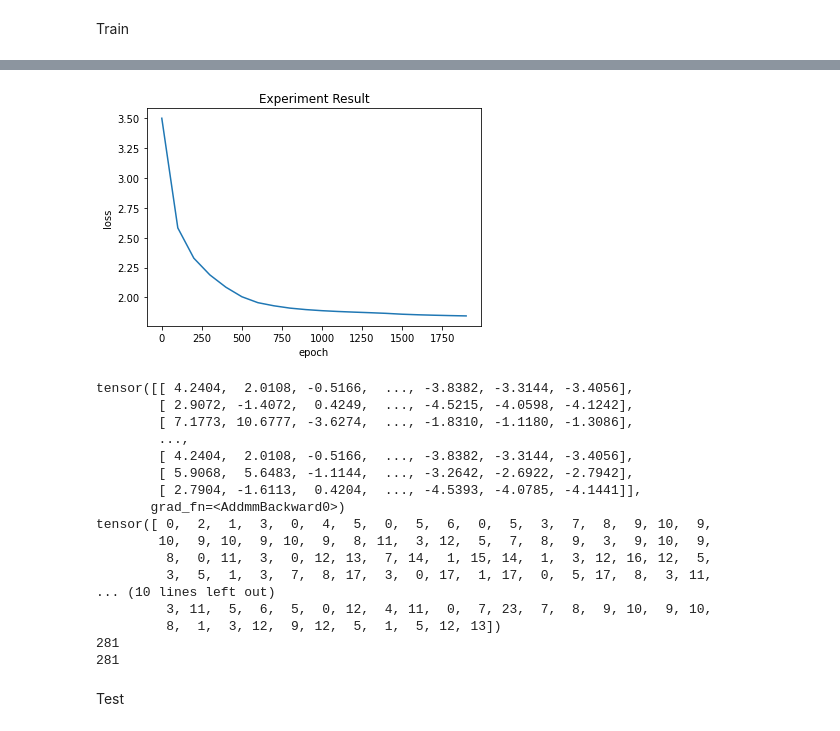
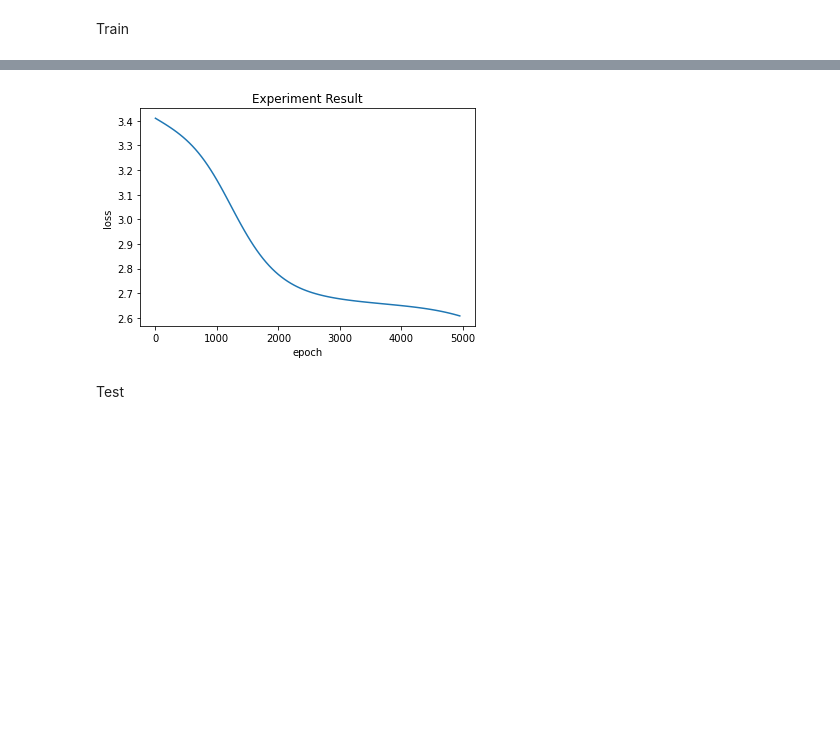
Before and after one commit to hojunroks/ETRI2022, a Jupyter notebook: LSTM.ipynb, the cells around one changed output, grey strips where cells are left out. Saved outputs shown, nothing was run; the diff lists cells and outputs as text; code cells hidden in the pictures; blank space fills up the shorter version.

```diff
--- a/LSTM.ipynb
+++ b/LSTM.ipynb
@@ -98,7 +105,6 @@ testX = torch.unsqueeze(testX,1)
 Model
 # %%
 class LSTM(nn.Module):
-
     def __init__(self, num_classes, input_size, hidden_size, num_layers):
         super(LSTM, self).__init__()
 
@@ -109,7 +115,7 @@ class LSTM(nn.Module):
         #self.seq_length = seq_length
 
         self.lstm = nn.LSTM(input_size=input_size, hidden_size=hidden_size,
-                            num_layers=num_layers, batch_first=True)
+                            num_layers=num_layers, batch_first=True, dropout=0.2)
 
         self.fc = nn.Linear(hidden_size, num_classes)
 
@@ -121,9 +127,9 @@ class LSTM(nn.Module):
             self.num_layers, x.size(0), self.hidden_size))
 
         # Propagate input through LSTM
-
         ula, (h_out, _) = self.lstm(x, (h_0, c_0))
-        h_out = h_out.view(-1, self.hidden_size)
-        out = self.fc(h_out)
+#         h_out = h_out.view(-1, self.hidden_size)
+        ula = ula.view(-1, self.hidden_size)
+        out = self.fc(ula)
 
         return out
@@ -130,45 +177,44 @@ class LSTM(nn.Module):
 # %% [markdown]
 Train
 # %%
-num_epochs = 2000
-learning_rate = 0.01
+num_epochs = 5000
+learning_rate = 0.0001
 
 input_size = len(onehot_x[0])
-hidden_size = 2
-num_layers = 1
+hidden_size = 8
+num_layers = 2
 num_classes = len(onehot_x[0])
 
 lstm = LSTM(num_classes, input_size, hidden_size, num_layers)
 
-
 #classfication
 criterion = torch.nn.CrossEntropyLoss()
-optimizer = torch.optim.Adam(lstm.parameters(), lr=learning_rate)
-
+optimizer = torch.optim.Adam(lstm.parameters(), lr=learning_rate, weight_decay=0.001)
 
 loss_ = [0]
 epoch_ = [0]
+accu_train = []
+accu_test = []
 
 # Train the model
 for epoch in range(num_epochs):
     outputs = lstm(trainX)
+
     optimizer.zero_grad()
     loss = criterion(outputs, trainY_l)      #trainY one-hot index
     loss.backward()
 
     optimizer.step()
-    if epoch % 100 == 0:
-      print("Epoch: %d, loss: %1.5f" % (epoch, loss.item()))
-      loss_.append(loss.item())
-      epoch_.append(epoch)
+    if epoch % 50 == 0:
+        print("Epoch: %d, loss: %1.5f" % (epoch, loss.item()))
+        accu_train.append(evaluate(lstm, trainX, trainY_l))
+        accu_test.append(evaluate(lstm, testX, testY_l))
+        loss_.append(loss.item())
+        epoch_.append(epoch)
 
 plt.plot(epoch_[1:],loss_[1:])
 plt.xlabel('epoch')
 plt.ylabel('loss')
 plt.title('Experiment Result')
 plt.show()
-
-
-print(outputs)
-print(trainY_l)
 # %% [output]
@@ -195,20 +238,3 @@ Epoch: 1900, loss: 1.84497
-[figure, old version]
+[figure, new version]
-tensor([[ 4.2404,  2.0108, -0.5166,  ..., -3.8382, -3.3144, -3.4056],
-        [ 2.9072, -1.4072,  0.4249,  ..., -4.5215, -4.0598, -4.1242],
-        [ 7.1773, 10.6777, -3.6274,  ..., -1.8310, -1.1180, -1.3086],
-        ...,
-        [ 4.2404,  2.0108, -0.5166,  ..., -3.8382, -3.3144, -3.4056],
-        [ 5.9068,  5.6483, -1.1144,  ..., -3.2642, -2.6922, -2.7942],
-        [ 2.7904, -1.6113,  0.4204,  ..., -4.5393, -4.0785, -4.1441]],
-       grad_fn=<AddmmBackward0>)
-tensor([ 0,  2,  1,  3,  0,  4,  5,  0,  5,  6,  0,  5,  3,  7,  8,  9, 10,  9,
-        10,  9, 10,  9, 10,  9,  8, 11,  3, 12,  5,  7,  8,  9,  3,  9, 10,  9,
-         8,  0, 11,  3,  0, 12, 13,  7, 14,  1, 15, 14,  1,  3, 12, 16, 12,  5,
-         3,  5,  1,  3,  7,  8, 17,  3,  0, 17,  1, 17,  0,  5, 17,  8,  3, 11,
-... (10 lines left out)
-         3, 11,  5,  6,  5,  0, 12,  4, 11,  0,  7, 23,  7,  8,  9, 10,  9, 10,
-         8,  1,  3, 12,  9, 12,  5,  1,  5, 12, 13])
-281
-281
 # %% [markdown]
 Test
```
Also changed, not shown: parts of 8 cells of this notebook.
